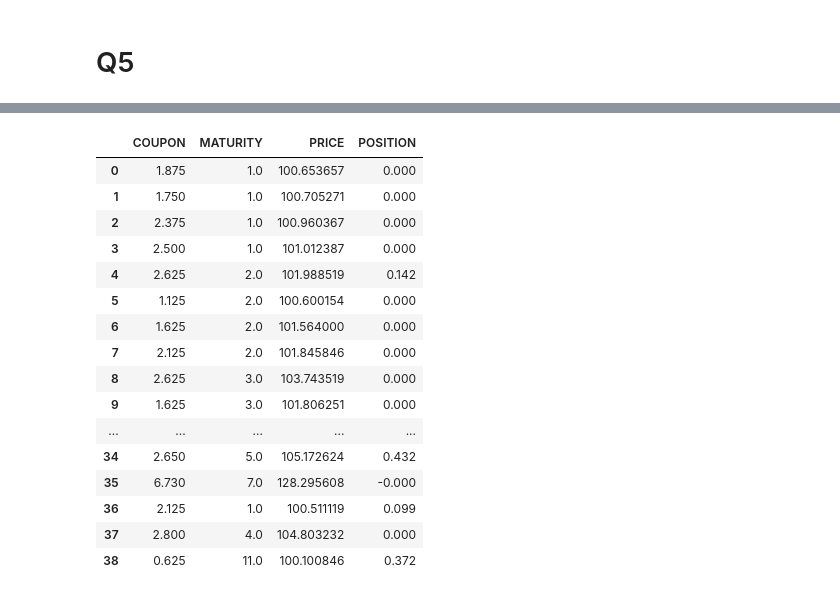
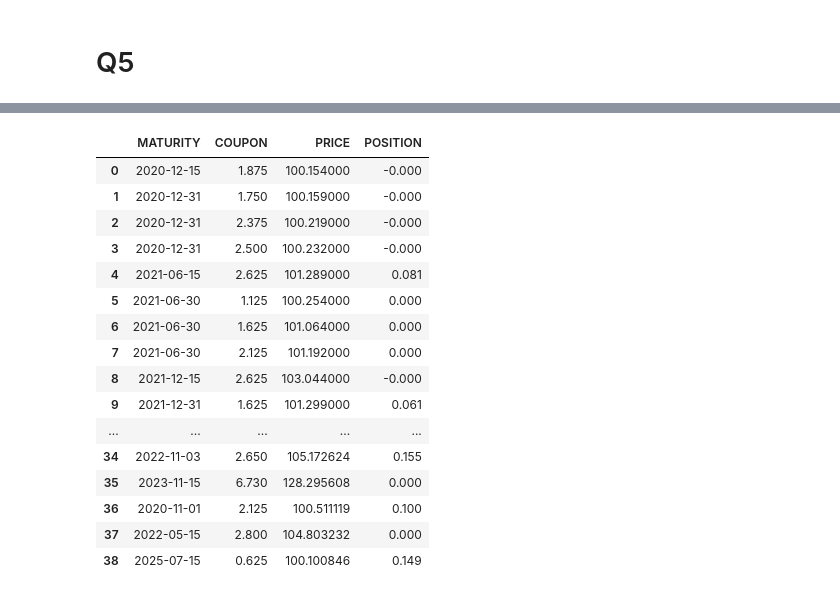
Before and after one commit to fuzhongzhou/Optimization-Projects, a Jupyter notebook: Pipeline.ipynb, the cells around one changed output, grey strips where cells are left out. Drawn from its saved outputs; the diff is of its cells as text; code cells hidden in the pictures.

```diff
--- a/Pipeline.ipynb
+++ b/Pipeline.ipynb
@@ -244,12 +244,16 @@ nextdate = pd.to_datetime(corporate.MATURITY.apply(lambda x : str(2020) + '-' +
                                str(2020) + '-' + (x+relativedelta(months=6)).strftime('%m-%d')))
 accrual = nextdate.apply(lambda x: (x - date) / ((x+relativedelta(months=6)) - x))
 corporate['PRICE'] = accrual*corporate.COUPON/2 + corporate.PRICE
+
+display(corporate[corporate.MATURITY <= '20290101'].reset_index(drop=True))
+portfolio_corporate = corporate[corporate.MATURITY <= '20290101'].reset_index(drop=True).copy()
+
 corporate.MATURITY = corporate.MATURITY.apply(lambda x: x.strftime('%Y') + '06'
                                               if x.month < 6
                                               else x.strftime('%Y') + '12')
 
 corporate.MATURITY = corporate.MATURITY.map(datemap)
 corporate.dropna(inplace=True)
-display(corporate.reset_index(drop=True))
+#display(corporate.reset_index(drop=True))
 # %% [output]
 |  | PRICE | COUPON | MATURITY |
@@ -388,22 +385,23 @@ Implied rates:
 # %%
+portfolio2 = portfolio.append(portfolio_corporate)
 portfolio2['POSITION'] = x.value.round(3)
-display(portfolio2)
+display(portfolio2.reset_index(drop=True))
 # %% [output]
-|  | COUPON | MATURITY | PRICE | POSITION |
-| 0 | 1.875 | 1.0 | 100.653657 | 0.000 |
-| 1 | 1.750 | 1.0 | 100.705271 | 0.000 |
-| 2 | 2.375 | 1.0 | 100.960367 | 0.000 |
-| 3 | 2.500 | 1.0 | 101.012387 | 0.000 |
-| 4 | 2.625 | 2.0 | 101.988519 | 0.142 |
-| 5 | 1.125 | 2.0 | 100.600154 | 0.000 |
-| 6 | 1.625 | 2.0 | 101.564000 | 0.000 |
-| 7 | 2.125 | 2.0 | 101.845846 | 0.000 |
-| 8 | 2.625 | 3.0 | 103.743519 | 0.000 |
-| 9 | 1.625 | 3.0 | 101.806251 | 0.000 |
+|  | MATURITY | COUPON | PRICE | POSITION |
+| 0 | 2020-12-15 | 1.875 | 100.154000 | -0.000 |
+| 1 | 2020-12-31 | 1.750 | 100.159000 | -0.000 |
+| 2 | 2020-12-31 | 2.375 | 100.219000 | -0.000 |
+| 3 | 2020-12-31 | 2.500 | 100.232000 | -0.000 |
+| 4 | 2021-06-15 | 2.625 | 101.289000 | 0.081 |
+| 5 | 2021-06-30 | 1.125 | 100.254000 | 0.000 |
+| 6 | 2021-06-30 | 1.625 | 101.064000 | 0.000 |
+| 7 | 2021-06-30 | 2.125 | 101.192000 | 0.000 |
+| 8 | 2021-12-15 | 2.625 | 103.044000 | -0.000 |
+| 9 | 2021-12-31 | 1.625 | 101.299000 | 0.061 |
 | ... | ... | ... | ... | ... |
-| 34 | 2.650 | 5.0 | 105.172624 | 0.432 |
-| 35 | 6.730 | 7.0 | 128.295608 | -0.000 |
-| 36 | 2.125 | 1.0 | 100.511119 | 0.099 |
-| 37 | 2.800 | 4.0 | 104.803232 | 0.000 |
-| 38 | 0.625 | 11.0 | 100.100846 | 0.372 |
+| 34 | 2022-11-03 | 2.650 | 105.172624 | 0.155 |
+| 35 | 2023-11-15 | 6.730 | 128.295608 | 0.000 |
+| 36 | 2020-11-01 | 2.125 | 100.511119 | 0.100 |
+| 37 | 2022-05-15 | 2.800 | 104.803232 | 0.000 |
+| 38 | 2025-07-15 | 0.625 | 100.100846 | 0.149 |
 # %%
```
Also changed, not shown: parts of 11 cells of this notebook.
